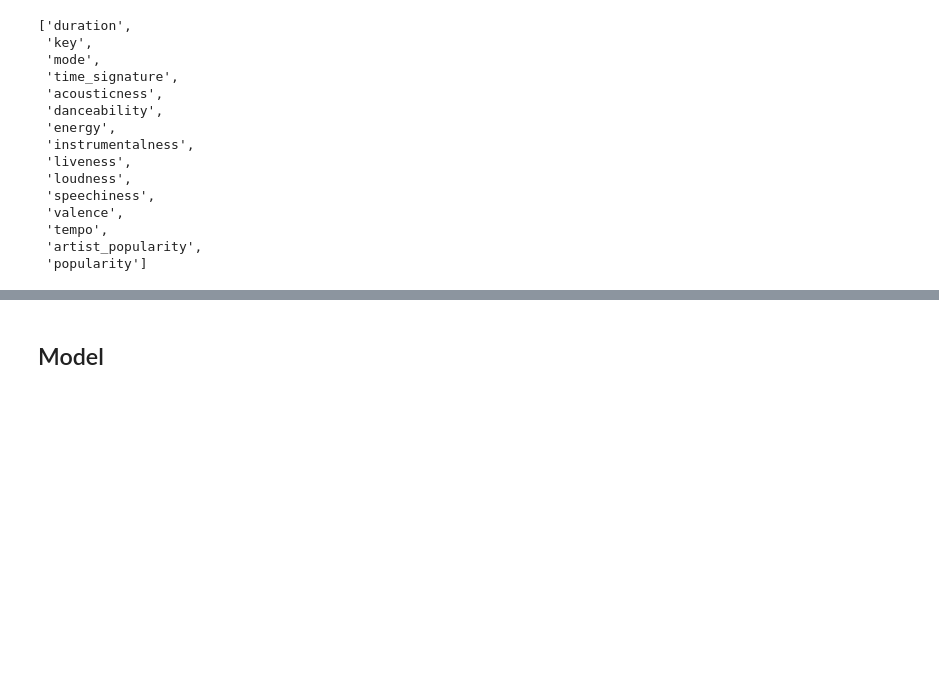
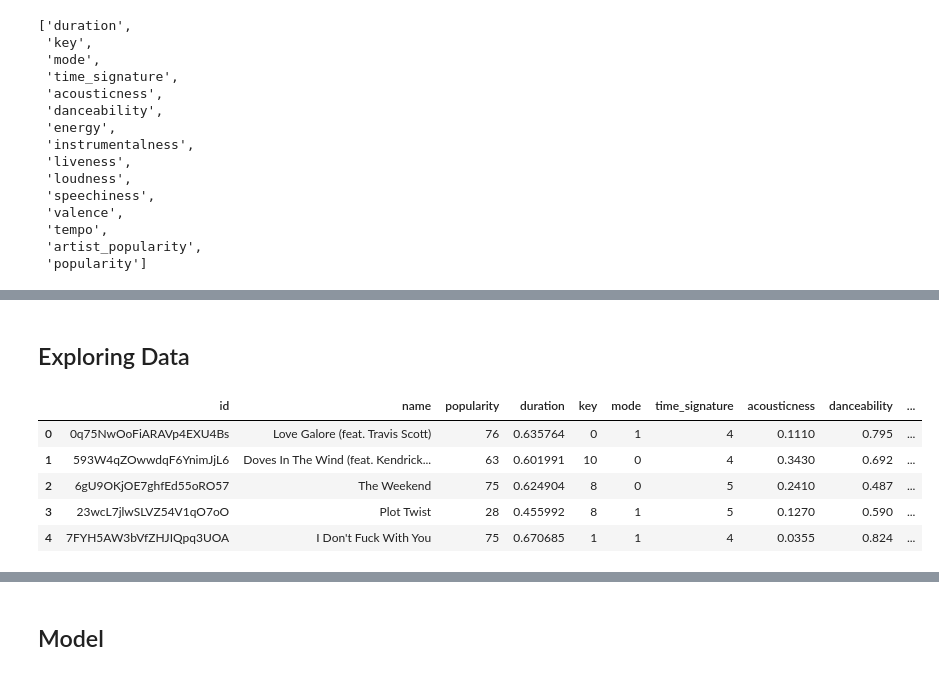
Before and after one commit to APS360-Team-34/Hit-Song-Prediction, a Jupyter notebook: Playground_Rakan.ipynb, the cells around one changed output, grey strips where cells are left out. Saved outputs shown, nothing was run; the diff lists cells and outputs as text; code cells hidden in the pictures; blank space fills up the shorter version.

```diff
--- a/Playground_Rakan.ipynb
+++ b/Playground_Rakan.ipynb
@@ -144,0 +100,2 @@ test = SpotifyTracksDataset2(normalized_df.iloc[num_train+num_val:num_data])
+# %% [markdown]
+## Exploring Data
@@ -144,0 +111,27 @@ test = SpotifyTracksDataset2(normalized_df.iloc[num_train+num_val:num_data])
+# %%
+features = DataInformation.Feature.list()
+features.remove(DataInformation.Feature.KEY.value)
+features.remove(DataInformation.Feature.MODE.value)
+features.remove(DataInformation.Feature.TIME_SIGNATURE.value)
+
+target = DataInformation.TARGET
+
+cols = features + [target]
+
+df = pl.get_playlist_df()
+
+df.duration = df.duration / 1000
+df.duration = normalize_data_by_type(df.duration, DataInformation.NormalizationType.STD_CLAMP)
+df.tempo = normalize_data_by_type(df.tempo, DataInformation.NormalizationType.DEFAULT)
+df.loudness = normalize_data_by_type(df.loudness, DataInformation.NormalizationType.DEFAULT)
+df.artist_popularity = normalize_data(df.loudness, data_min=0, data_max=1)
+
+
+df.head()
+# %% [output]
+|  | id | name | popularity | duration | key | mode | time_signature | acousticness | danceability | ... |
+| 0 | 0q75NwOoFiARAVp4EXU4Bs | Love Galore (feat. Travis Scott) | 76 | 0.635764 | 0 | 1 | 4 | 0.1110 | 0.795 | ... |
+| 1 | 593W4qZOwwdqF6YnimJjL6 | Doves In The Wind (feat. Kendrick... | 63 | 0.601991 | 10 | 0 | 4 | 0.3430 | 0.692 | ... |
+| 2 | 6gU9OKjOE7ghfEd55oRO57 | The Weekend | 75 | 0.624904 | 8 | 0 | 5 | 0.2410 | 0.487 | ... |
+| 3 | 23wcL7jlwSLVZ54V1qO7oO | Plot Twist | 28 | 0.455992 | 8 | 1 | 5 | 0.1270 | 0.590 | ... |
+| 4 | 7FYH5AW3bVfZHJIQpq3UOA | I Don't Fuck With You | 75 | 0.670685 | 1 | 1 | 4 | 0.0355 | 0.824 | ... |
```
Also changed, not shown: parts of 20 cells of this notebook, 6 other files.
